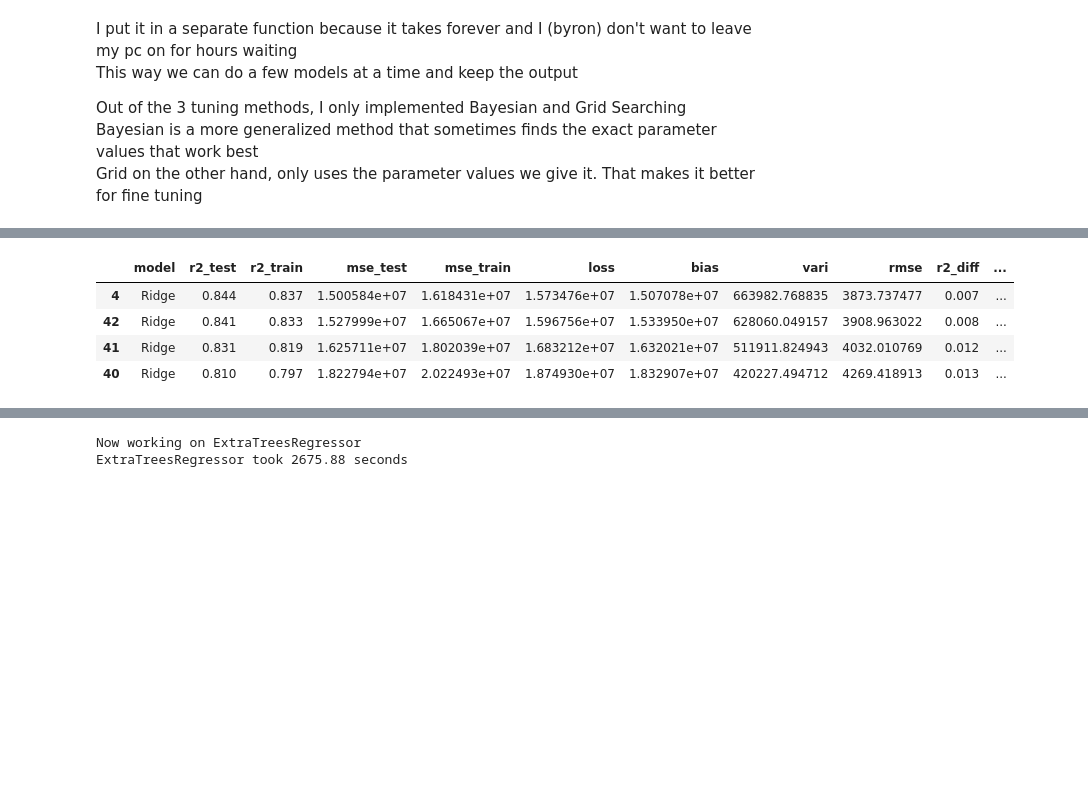
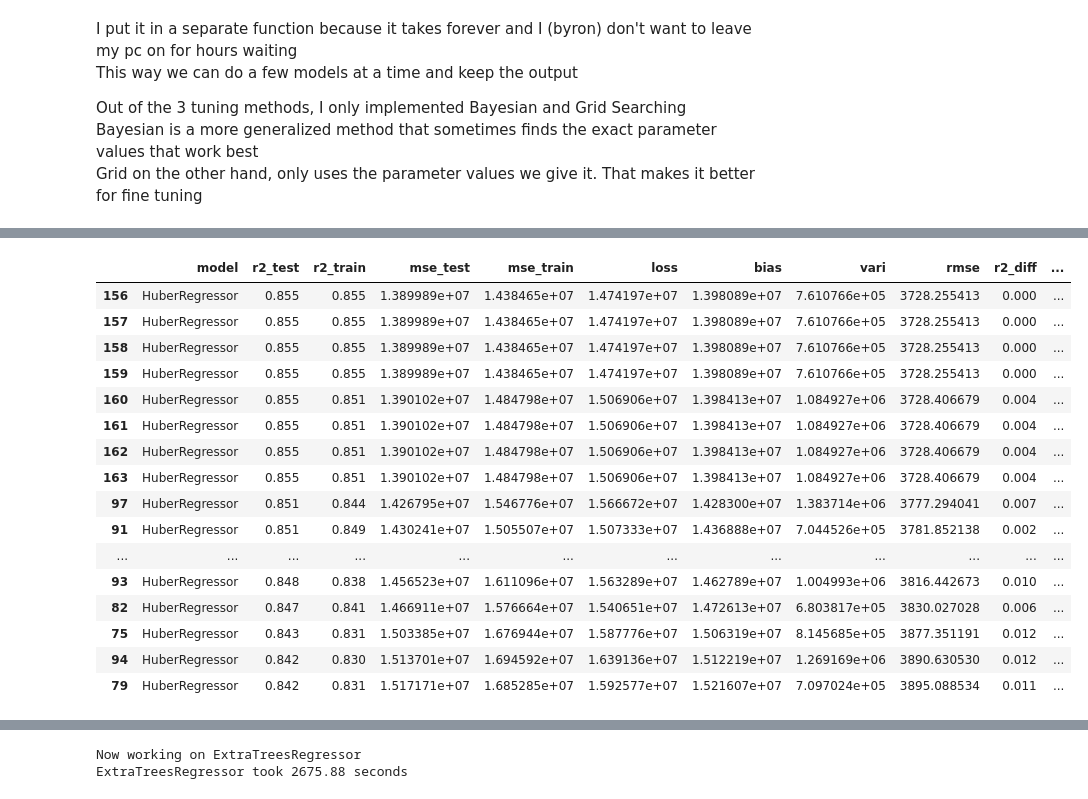
Before and after one commit to byron-W/Bike-Rental-Model, a Jupyter notebook: code/model.ipynb, the cells around one changed output, grey strips where cells are left out. Saved outputs shown, nothing was run; the diff lists cells and outputs as text; code cells hidden in the pictures; blank space fills up the shorter version.

```diff
--- a/code/model.ipynb
+++ b/code/model.ipynb
@@ -202,35 +200,19 @@ Throughout all data manipulation, Huber consistently does ok so it's gotta be fa
 # %%
 param_dict = {
     'HuberRegressor' : {
-        'epsilon' : [1.0, 1.35, 2.0, 5.0],
-        'alpha': [1e-5, 1e-3, 0.1, 1],
+        'epsilon' : [1.0, 1.35, 2.0, 3.0, 4.0, 5.0],
+        'alpha': [1e-5, 1e-4, 1e-3, 0.01, 0.1, 1, 10],
         'max_iter': [100, 250, 500, 1000]},
-    'ElasticNet' : {
-        'alpha': [0.0001, 0.001, 0.01, 0.1, 1.0, 10.0],
-        'l1_ratio': [0.0, 0.1, 0.25, 0.5, 0.75, 0.9, 1.0]},
     'ExtraTreesRegressor' : {
         'max_depth' : [6, 15, 30],
         'min_samples_split' : [2, 9, 12, 50, 100],
         'min_samples_leaf' : [1, 10, 13, 50, 100],
         'n_estimators': [5, 50, 100, 500]},
-    'Ridge' : {
-        'alpha': [0.001, 0.01, 0.1, 1, 10, 100, 1000]},
-    'SGDRegressor' : {
-        'alpha': [0.0001, 0.001, 0.01],
-        'penalty': ['l2', 'l1', 'elasticnet'],
-        'l1_ratio': [0.15, 0.5, 0.9],  # only used if penalty='elasticnet'
-        'max_iter': [1000, 2000],
-        'learning_rate': ['optimal', 'invscaling', 'adaptive'],
-        'eta0': [0.01, 0.1, 1]
-    }
 }
 
 model_dict = {
     'HuberRegressor' : HuberRegressor(),
-    'ElasticNet' : ElasticNet(random_state=1),
     'ExtraTreesRegressor' : ExtraTreesRegressor(random_state=1, n_jobs=-1),
-    'Ridge' : Ridge(random_state=1),
-    'SGDRegressor' : SGDRegressor(random_state=1)
 }
 # %% [markdown]
 ### Bayesian Optimization
@@ -346,13 +328,13 @@ More time consuming because it tries every configuration in our param dictionary
 from sklearn.model_selection import GridSearchCV
 
 # only run the specified models and pick the top n by their r2
-def grid_searcher(models_to_run, top_n=10):
+def grid_searcher(models_to_run, top_n=-1):
     summary = [] # our output
 
     for name, model in model_dict.items(): # iterate through all available models
         if name not in models_to_run:  # only uses the selected models
             continue
-
+        if top_n < 1: len(list(itertools.product(param_dict[name])))
         start_time = time.time() # for tracking time
         print(f"Now working on {name}")
         # finds the best model configuration to maximize R2
@@ -441,0 +412,3 @@ Ridge took 0.95 seconds
+# %%
+tune1_params = ['HuberRegressor']
+tune1 = baye_searcher(tune1_params, 100)
@@ -441,0 +419,3 @@ Ridge took 0.95 seconds
+# %%
+tune12_params = ['HuberRegressor']
+tune12 = grid_searcher(tune12_params)
@@ -442,9 +425,21 @@ Ridge took 0.95 seconds
 # %%
-tune0_results = pd.concat([tune0, tune], axis=0)
-display(tune0_results.loc[(tune0_results['r2_diff']>=-0.005) & (tune0_results['r2_test']>=0.8)].sort_values(['r2_test', 'rmse'], ascending=[False, True]))
+tune1_results = pd.concat([tune1, tune12], axis=0)
+display(tune1_results.loc[(tune1_results['r2_diff']>=0) & (tune1_results['r2_test']>=0.8) & (tune1_results['rmse']<4000)].sort_values(['r2_test', 'rmse'], ascending=[False, True]))
 # %% [output]
 |  | model | r2_test | r2_train | mse_test | mse_train | loss | bias | vari | rmse | r2_diff | ... |
-| 4 | Ridge | 0.844 | 0.837 | 1.500584e+07 | 1.618431e+07 | 1.573476e+07 | 1.507078e+07 | 663982.768835 | 3873.737477 | 0.007 | ... |
-| 42 | Ridge | 0.841 | 0.833 | 1.527999e+07 | 1.665067e+07 | 1.596756e+07 | 1.533950e+07 | 628060.049157 | 3908.963022 | 0.008 | ... |
-| 41 | Ridge | 0.831 | 0.819 | 1.625711e+07 | 1.802039e+07 | 1.683212e+07 | 1.632021e+07 | 511911.824943 | 4032.010769 | 0.012 | ... |
-| 40 | Ridge | 0.810 | 0.797 | 1.822794e+07 | 2.022493e+07 | 1.874930e+07 | 1.832907e+07 | 420227.494712 | 4269.418913 | 0.013 | ... |
+| 156 | HuberRegressor | 0.855 | 0.855 | 1.389989e+07 | 1.438465e+07 | 1.474197e+07 | 1.398089e+07 | 7.610766e+05 | 3728.255413 | 0.000 | ... |
+| 157 | HuberRegressor | 0.855 | 0.855 | 1.389989e+07 | 1.438465e+07 | 1.474197e+07 | 1.398089e+07 | 7.610766e+05 | 3728.255413 | 0.000 | ... |
+| 158 | HuberRegressor | 0.855 | 0.855 | 1.389989e+07 | 1.438465e+07 | 1.474197e+07 | 1.398089e+07 | 7.610766e+05 | 3728.255413 | 0.000 | ... |
+| 159 | HuberRegressor | 0.855 | 0.855 | 1.389989e+07 | 1.438465e+07 | 1.474197e+07 | 1.398089e+07 | 7.610766e+05 | 3728.255413 | 0.000 | ... |
+| 160 | HuberRegressor | 0.855 | 0.851 | 1.390102e+07 | 1.484798e+07 | 1.506906e+07 | 1.398413e+07 | 1.084927e+06 | 3728.406679 | 0.004 | ... |
+| 161 | HuberRegressor | 0.855 | 0.851 | 1.390102e+07 | 1.484798e+07 | 1.506906e+07 | 1.398413e+07 | 1.084927e+06 | 3728.406679 | 0.004 | ... |
+| 162 | HuberRegressor | 0.855 | 0.851 | 1.390102e+07 | 1.484798e+07 | 1.506906e+07 | 1.398413e+07 | 1.084927e+06 | 3728.406679 | 0.004 | ... |
+| 163 | HuberRegressor | 0.855 | 0.851 | 1.390102e+07 | 1.484798e+07 | 1.506906e+07 | 1.398413e+07 | 1.084927e+06 | 3728.406679 | 0.004 | ... |
+| 97 | HuberRegressor | 0.851 | 0.844 | 1.426795e+07 | 1.546776e+07 | 1.566672e+07 | 1.428300e+07 | 1.383714e+06 | 3777.294041 | 0.007 | ... |
+| 91 | HuberRegressor | 0.851 | 0.849 | 1.430241e+07 | 1.505507e+07 | 1.507333e+07 | 1.436888e+07 | 7.044526e+05 | 3781.852138 | 0.002 | ... |
+| ... | ... | ... | ... | ... | ... | ... | ... | ... | ... | ... | ... |
+| 93 | HuberRegressor | 0.848 | 0.838 | 1.456523e+07 | 1.611096e+07 | 1.563289e+07 | 1.462789e+07 | 1.004993e+06 | 3816.442673 | 0.010 | ... |
+| 82 | HuberRegressor | 0.847 | 0.841 | 1.466911e+07 | 1.576664e+07 | 1.540651e+07 | 1.472613e+07 | 6.803817e+05 | 3830.027028 | 0.006 | ... |
+| 75 | HuberRegressor | 0.843 | 0.831 | 1.503385e+07 | 1.676944e+07 | 1.587776e+07 | 1.506319e+07 | 8.145685e+05 | 3877.351191 | 0.012 | ... |
+| 94 | HuberRegressor | 0.842 | 0.830 | 1.513701e+07 | 1.694592e+07 | 1.639136e+07 | 1.512219e+07 | 1.269169e+06 | 3890.630530 | 0.012 | ... |
+| 79 | HuberRegressor | 0.842 | 0.831 | 1.517171e+07 | 1.685285e+07 | 1.592577e+07 | 1.521607e+07 | 7.097024e+05 | 3895.088534 | 0.011 | ... |
```
Also changed, not shown: parts of 25 cells of this notebook, 1 other file.
